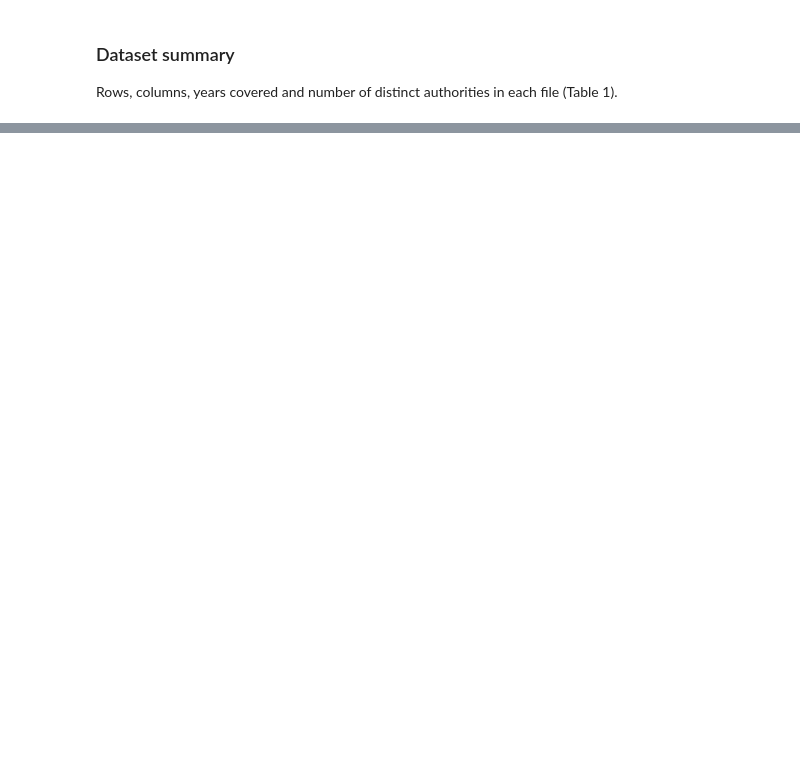
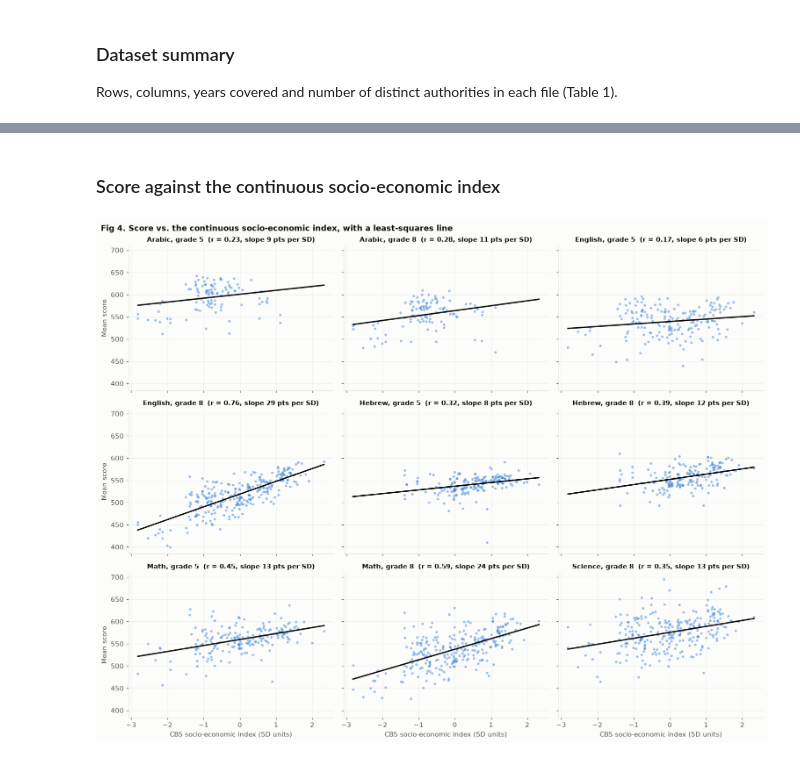
Before and after one commit to Fiamma-Jikukan/DS_final_project_Or_and_Stav, a Jupyter notebook: DS_final_project_Or_and_Stav.ipynb, the cells around one changed output, grey strips where cells are left out. Drawn from its saved outputs; the diff is of its cells as text; code cells hidden in the pictures; blank space fills up the shorter version.

```diff
--- a/DS_final_project_Or_and_Stav.ipynb
+++ b/DS_final_project_Or_and_Stav.ipynb
@@ -137,0 +814,24 @@ dataset_summary
+# %% [markdown]
+### Score against the continuous socio-economic index
+# %%
+fig, axes = plt.subplots(3, 3, figsize=(14, 11), sharex=True, sharey=True)
+index_grid = np.linspace(data["ses_index"].min(), data["ses_index"].max(), 50)
+
+for ax, (subject, grade) in zip(axes.flat, GROUPS):
+    rows = rows_of(subject, grade)
+    ax.scatter(rows["ses_index"], rows["score"], s=14, color=BLUE, alpha=0.45, linewidths=0)
+    slope, intercept = np.polyfit(rows["ses_index"], rows["score"], 1)
+    ax.plot(index_grid, intercept + slope * index_grid, color=INK, linewidth=2)
+    r = rows["ses_index"].corr(rows["score"])
+    ax.set_title(f"{GROUP_LABELS[(subject, grade)]}  (r = {r:.2f}, slope {slope:.0f} pts per SD)", fontsize=10)
+
+for ax in axes[-1]:
+    ax.set_xlabel("CBS socio-economic index (SD units)")
+for ax in axes[:, 0]:
+    ax.set_ylabel("Mean score")
+fig.suptitle("Fig 4. Score vs. the continuous socio-economic index, with a least-squares line",
+             x=0.01, ha="left", fontweight="bold")
+fig.tight_layout()
+plt.show()
+# %% [output]
+[figure, added]
```
Also changed, not shown: parts of 137 cells of this notebook, 10 other files.
